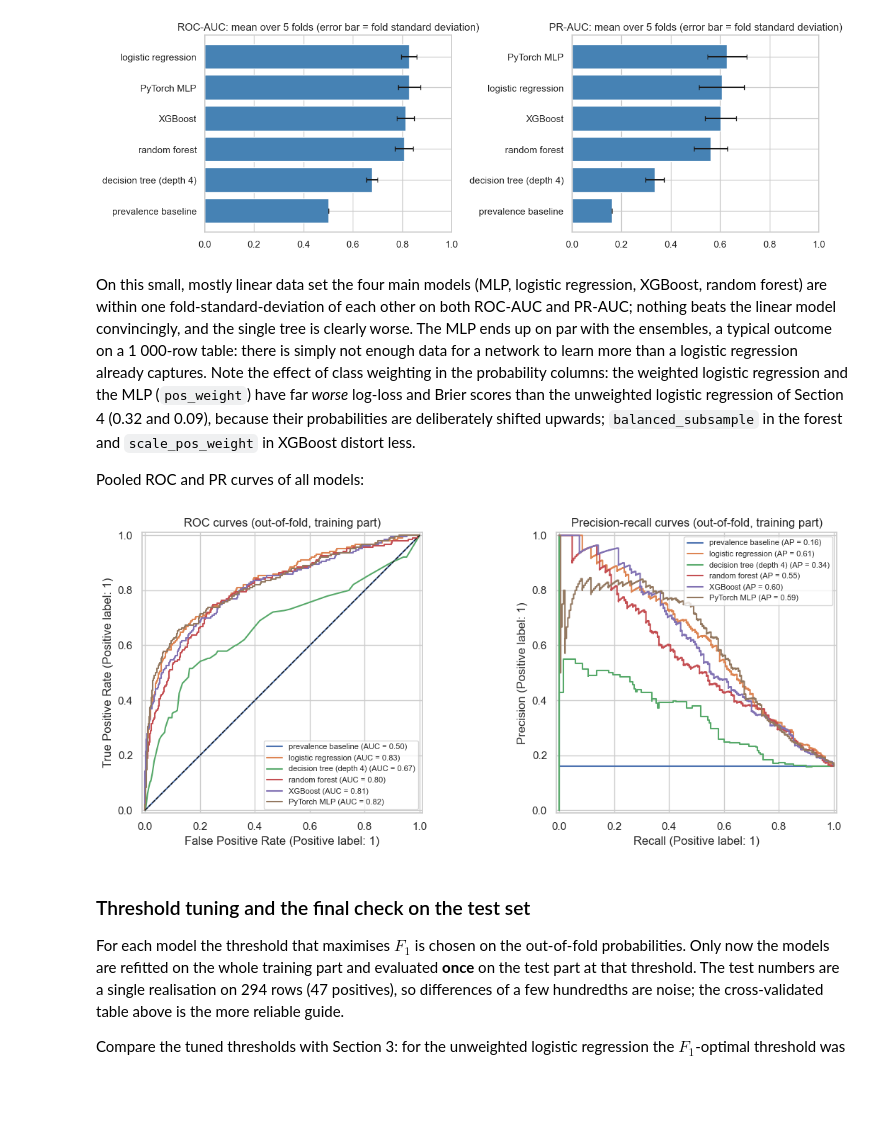
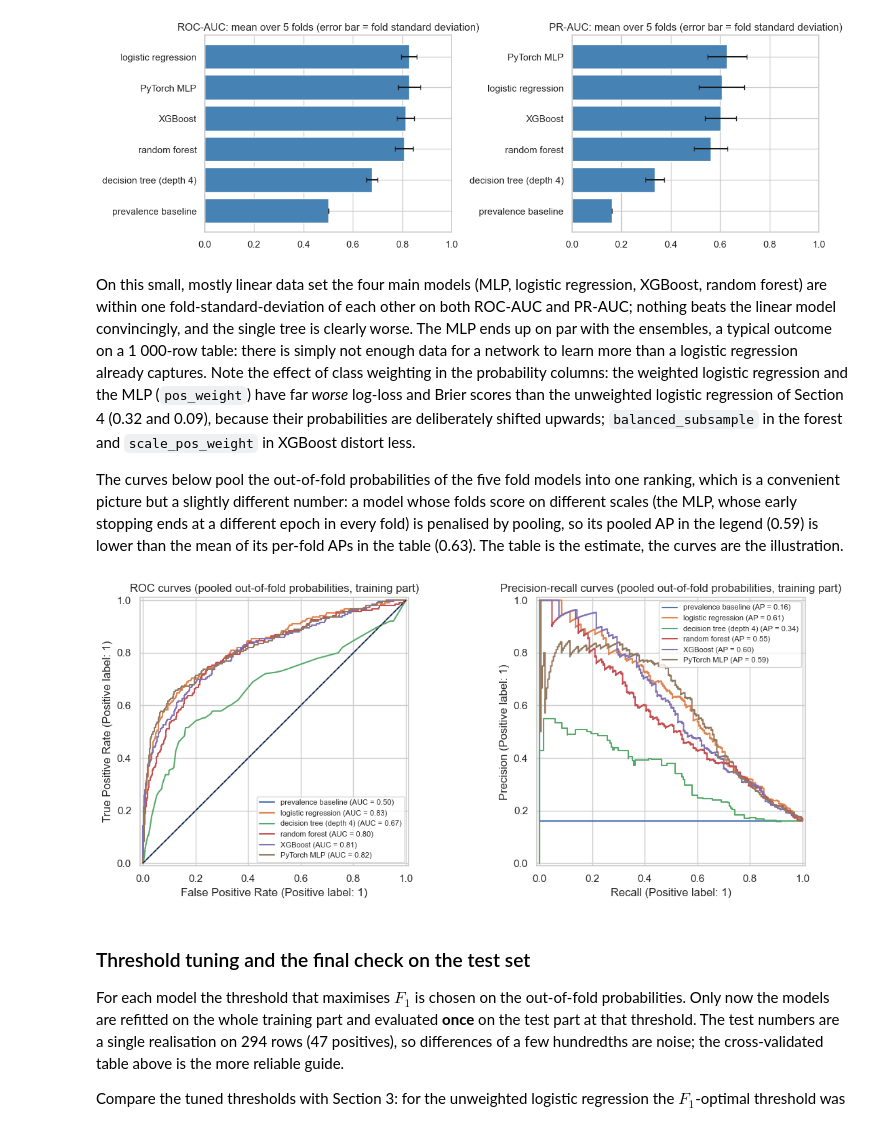
Before and after one commit to francji1/01ADS, a Jupyter notebook: lectures/L04_classification_nn_tl/01ADS_L04_Classification.ipynb, the cells around one changed output. Saved outputs shown, nothing was run; the diff lists cells and outputs as text; code cells hidden in the pictures; blank space fills up the shorter version.

```diff
--- a/lectures/L04_classification_nn_tl/01ADS_L04_Classification.ipynb
+++ b/lectures/L04_classification_nn_tl/01ADS_L04_Classification.ipynb
@@ -283,10 +283,11 @@ def make_pipeline(model):
 # %% [markdown]
 A classifier that always predicts the majority class ("nobody leaves") is the classification analogue of the mean baseline of Lecture 03. With 16 % positives it reaches 84 % accuracy without learning anything, and it misses every single employee who leaves. This is the **accuracy paradox**: on imbalanced data accuracy is dominated by the majority class and says little about the thing we actually care about.
 # %%
-dummy = make_pipeline(DummyClassifier(strategy="most_frequent")).fit(X_train, y_train)
-logreg = make_pipeline(LogisticRegression(max_iter=2000)).fit(X_train, y_train)
+dummy = make_pipeline(DummyClassifier(strategy="most_frequent"))
+logreg = make_pipeline(LogisticRegression(max_iter=2000))
 
 # out-of-fold predictions on the training part: every training row is predicted by a model that has not seen it
+# (cross_val_predict clones and fits the pipeline inside every fold, the objects above stay unfitted)
 pred_dummy = cross_val_predict(dummy, X_train, y_train, cv=cv)
 pred_logreg = cross_val_predict(logreg, X_train, y_train, cv=cv)
 
@@ -531,7 +538,8 @@ prob_dummy = cross_val_predict(dummy, X_train, y_train, cv=cv, method="predict_p
 fig, axes = plt.subplots(1, 2, figsize=(11, 4.5))
 for name, prob in {"logistic regression": prob_logreg, "majority-class baseline": prob_dummy}.items():
     RocCurveDisplay.from_predictions(y_train, prob, name=name, ax=axes[0])
-    PrecisionRecallDisplay.from_predictions(y_train, prob, name=name, ax=axes[1])
+# the PR curve of a constant score is just the prevalence line, so only the model is drawn in the right panel
+PrecisionRecallDisplay.from_predictions(y_train, prob_logreg, name="logistic regression", ax=axes[1])
 axes[0].plot([0, 1], [0, 1], "k--", lw=1, label="random ranking")
 axes[0].set_title("ROC curve (out-of-fold, training part)")
 axes[1].axhline(y_train.mean(), color="k", ls="--", lw=1, label=f"prevalence {y_train.mean():.2f}")
@@ -552,20 +560,25 @@ Three common recipes, all computed on out-of-fold (or validation) predictions, n
 
 The cost-based rule is the most honest one because it forces the business question into the open. With calibrated probabilities (Section 4) it has a closed form: predict positive whenever $\hat p \ge c_{FP} / (c_{FP} + c_{FN})$, here $1/6 \approx 0.17$.
 # %%
+def counts_at(y_true, prob, thresholds):
+    # TP, FP, FN for every threshold at once (a row is flagged when prob >= threshold)
+    y_true = np.asarray(y_true)
+    pos, neg = np.sort(prob[y_true == 1]), np.sort(prob[y_true == 0])
+    tp = len(pos) - np.searchsorted(pos, thresholds, side="left")
+    fp = len(neg) - np.searchsorted(neg, thresholds, side="left")
+    return tp, fp, len(pos) - tp
+
+
 def best_threshold(y_true, prob, criterion="f1", cost_fp=1.0, cost_fn=5.0):
-    grid = np.linspace(0.01, 0.99, 99)
+    candidates = np.unique(prob)                         # every threshold that changes a decision
+    tp, fp, fn = counts_at(y_true, prob, candidates)
     if criterion == "f1":
-        values = [f1_score(y_true, prob >= t) for t in grid]
-        return grid[int(np.argmax(values))]
+        return float(candidates[int(np.argmax(2 * tp / (2 * tp + fp + fn)))])
     if criterion == "youden":
         fpr, tpr, thr = roc_curve(y_true, prob)
         return float(thr[np.argmax(tpr - fpr)])
     if criterion == "cost":
-        costs = []
-        for t in grid:
-            tn, fp, fn, tp = confusion_matrix(y_true, prob >= t).ravel()
-            costs.append((cost_fp * fp + cost_fn * fn) / len(y_true))
-        return grid[int(np.argmin(costs))]
+        return float(candidates[int(np.argmin(cost_fp * fp + cost_fn * fn))])
     raise ValueError(criterion)
 
 
@@ -772,11 +787,11 @@ for name, model in calibration_models.items():
     calibration_probs[name] = cross_val_predict(model, X_train, y_train, cv=cv, method="predict_proba")[:, 1]
 
 fig, axes = plt.subplots(1, 2, figsize=(12, 5))
-for name, prob in calibration_probs.items():
-    CalibrationDisplay.from_predictions(y_train, prob, n_bins=8, strategy="quantile", name=name, ax=axes[0])
+for (name, prob), marker in zip(calibration_probs.items(), ["o", "s", "^", "D", "v"]):
+    CalibrationDisplay.from_predictions(y_train, prob, n_bins=8, strategy="quantile", name=name, ax=axes[0], marker=marker)
     axes[1].hist(prob, bins=25, range=(0, 1), histtype="step", lw=1.5, label=name)
 axes[0].set_title("Reliability diagram (out-of-fold, training part)")
-axes[0].legend(loc="upper left", fontsize=8)
+axes[0].legend(loc="upper left", fontsize=9)
 axes[1].set_title("Distribution of predicted probabilities")
 axes[1].set_xlabel("predicted probability of leaving")
 axes[1].set_ylabel("count")
@@ -1005,20 +1022,20 @@ plt.tight_layout()
 # %% [markdown]
 On this small, mostly linear data set the four main models (MLP, logistic regression, XGBoost, random forest) are within one fold-standard-deviation of each other on both ROC-AUC and PR-AUC; nothing beats the linear model convincingly, and the single tree is clearly worse. The MLP ends up on par with the ensembles, a typical outcome on a 1 000-row table: there is simply not enough data for a network to learn more than a logistic regression already captures. Note the effect of class weighting in the probability columns: the weighted logistic regression and the MLP (`pos_weight`) have far *worse* log-loss and Brier scores than the unweighted logistic regression of Section 4 (0.32 and 0.09), because their probabilities are deliberately shifted upwards; `balanced_subsample` in the forest and `scale_pos_weight` in XGBoost distort less.
 
-Pooled ROC and PR curves of all models:
+The curves below pool the out-of-fold probabilities of the five fold models into one ranking, which is a convenient picture but a slightly different number: a model whose folds score on different scales (the MLP, whose early stopping ends at a different epoch in every fold) is penalised by pooling, so its pooled AP in the legend (0.59) is lower than the mean of its per-fold APs in the table (0.63). The table is the estimate, the curves are the illustration.
 # %%
 fig, axes = plt.subplots(1, 2, figsize=(12, 5))
 for name, prob in oof_probs.items():
     RocCurveDisplay.from_predictions(y_train, prob, name=name, ax=axes[0])
     PrecisionRecallDisplay.from_predictions(y_train, prob, name=name, ax=axes[1])
 axes[0].plot([0, 1], [0, 1], "k--", lw=1)
-axes[0].set_title("ROC curves (out-of-fold, training part)")
-axes[1].set_title("Precision-recall curves (out-of-fold, training part)")
+axes[0].set_title("ROC curves (pooled out-of-fold probabilities, training part)")
+axes[1].set_title("Precision-recall curves (pooled out-of-fold probabilities, training part)")
 axes[0].legend(loc="lower right", fontsize=8)
 axes[1].legend(loc="upper right", fontsize=8)
 plt.tight_layout()
 # %% [output]
-[figure, old version]
+[figure, new version]
 # %% [markdown]
 ### Threshold tuning and the final check on the test set
 
```
Also changed, not shown: parts of 22 cells of this notebook, 2 other files.
